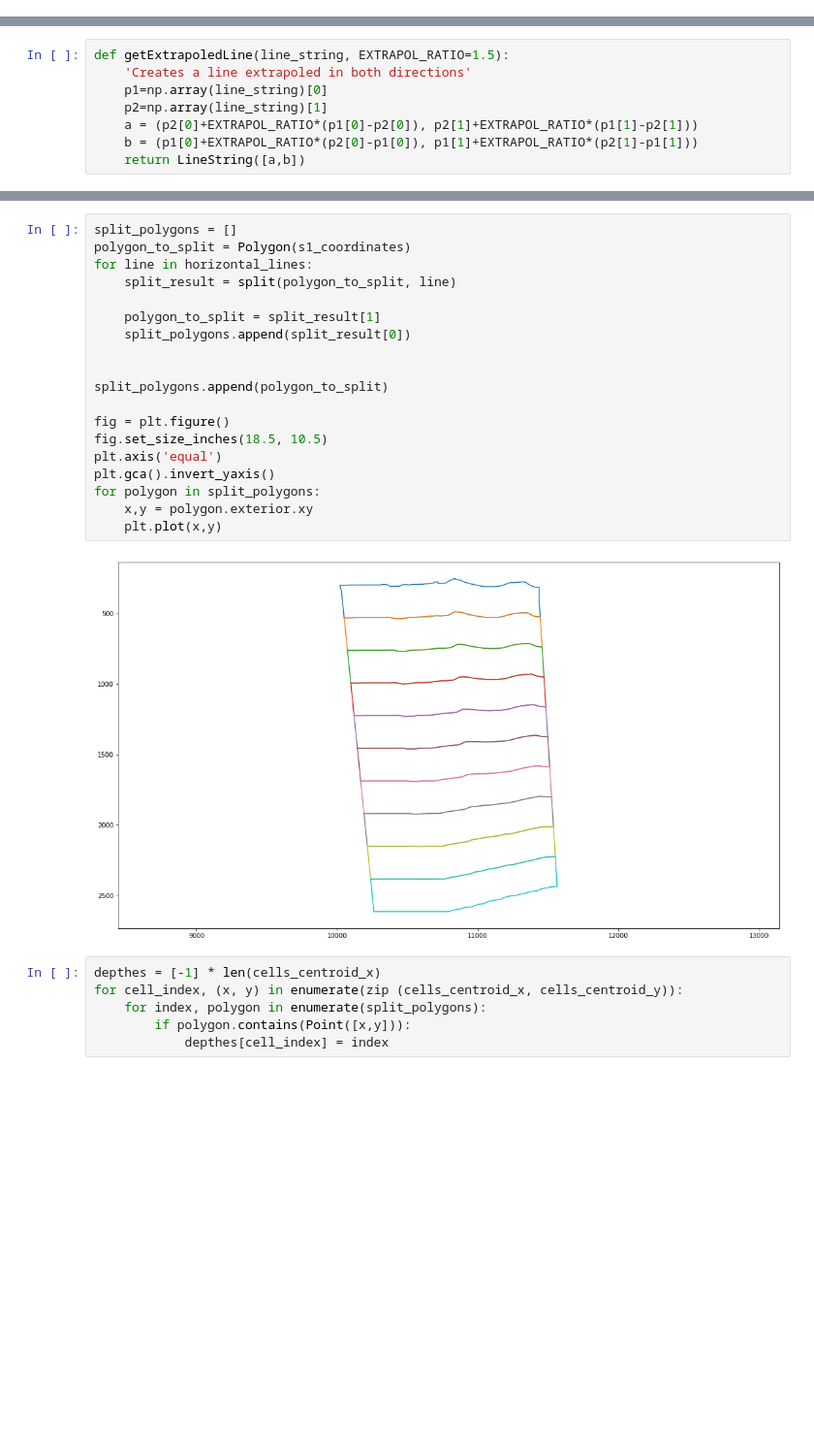
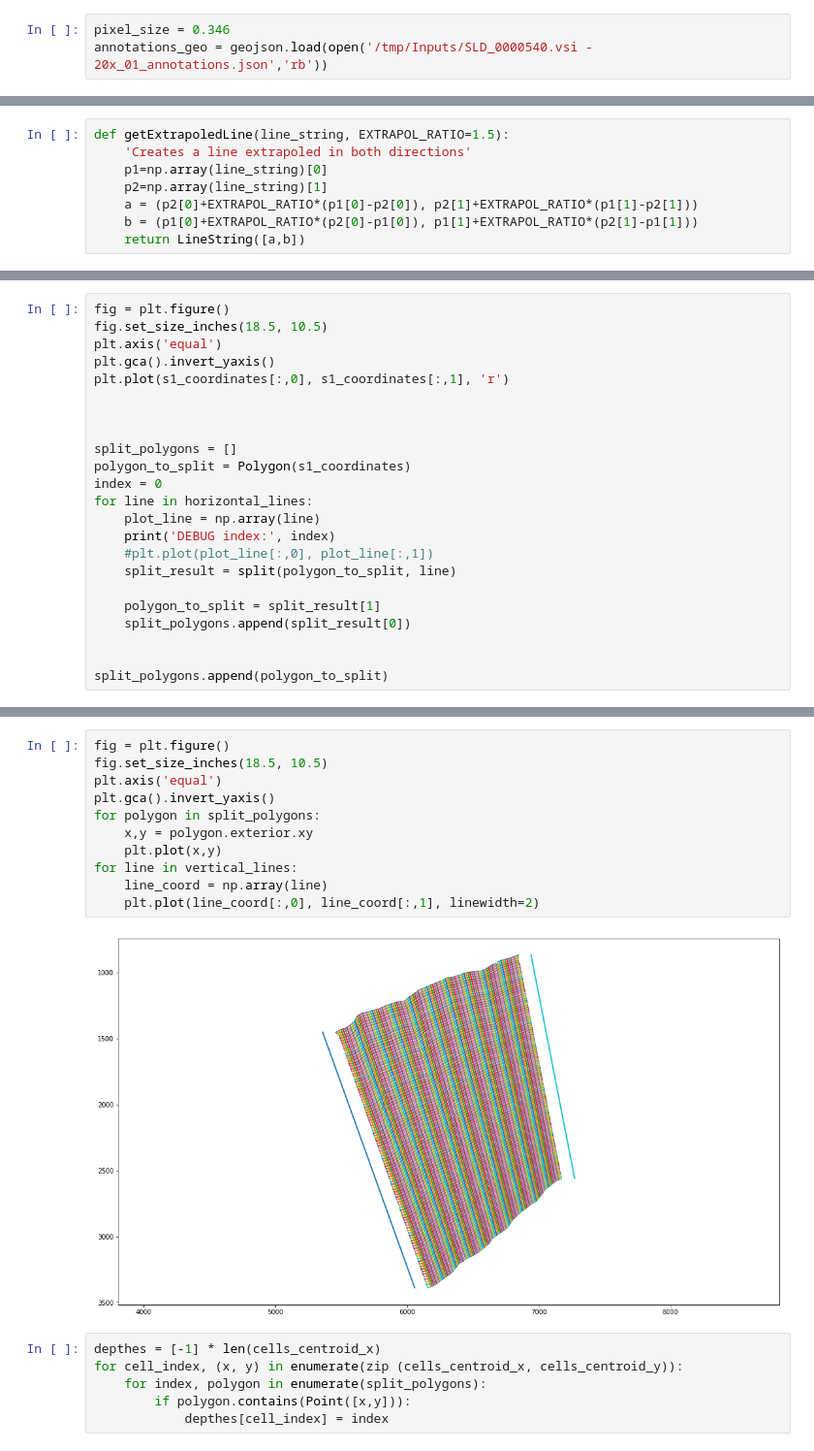
Before and after one commit to jacquemi-bbp/rat_sscx_nissl_analysis, a Jupyter notebook: notebook/depth_grid.ipynb, the cells around one changed output, grey strips where cells are left out. Shown at 97% size. Cells and saved outputs as stored; diff of their text form; blank space fills up the shorter version.

```diff
--- a/notebook/depth_grid.ipynb
+++ b/notebook/depth_grid.ipynb
@@ -31,3 +32,6 @@ data = (islice(r, 1, None) for r in data)
 df_404 = pd.DataFrame(data, index=idx, columns=cols)
 cells_centroid_x = df_404['Centroid X µm'].to_numpy(dtype=float)
 cells_centroid_y = df_404['Centroid Y µm'].to_numpy(dtype=float)
+# %%
+pixel_size = 0.346
+annotations_geo = geojson.load(open('/tmp/Inputs/SLD_0000540.vsi - 20x_01_annotations.json','rb'))
@@ -162,0 +161,23 @@ for line in horizontal_lines:
+# %%
+fig = plt.figure()
+fig.set_size_inches(18.5, 10.5)
+plt.axis('equal')
+plt.gca().invert_yaxis()
+plt.plot(s1_coordinates[:,0], s1_coordinates[:,1], 'r')
+
+
+
+split_polygons = []
+polygon_to_split = Polygon(s1_coordinates)
+index = 0
+for line in horizontal_lines:
+    plot_line = np.array(line)
+    print('DEBUG index:', index)
+    #plt.plot(plot_line[:,0], plot_line[:,1])
+    split_result = split(polygon_to_split, line)
+
+    polygon_to_split = split_result[1]
+    split_polygons.append(split_result[0])
+
+
+split_polygons.append(polygon_to_split)
@@ -163,24 +203,16 @@ for line in horizontal_lines:
 # %%
-split_polygons = []
-polygon_to_split = Polygon(s1_coordinates)
-for line in horizontal_lines:
-    split_result = split(polygon_to_split, line)
-
-    polygon_to_split = split_result[1]
-    split_polygons.append(split_result[0])
-
-
-split_polygons.append(polygon_to_split)
-
 fig = plt.figure()
 fig.set_size_inches(18.5, 10.5)
 plt.axis('equal')
 plt.gca().invert_yaxis()
 for polygon in split_polygons:
     x,y = polygon.exterior.xy
     plt.plot(x,y)
+for line in vertical_lines:
+    line_coord = np.array(line)
+    plt.plot(line_coord[:,0], line_coord[:,1], linewidth=2)
 # %% [output]
-[figure, old version]
+[figure, new version]
 # %%
 depthes = [-1] * len(cells_centroid_x)
 for cell_index, (x, y) in enumerate(zip (cells_centroid_x, cells_centroid_y)):
```
Also changed, not shown: parts of 20 cells of this notebook, 7 other files.
